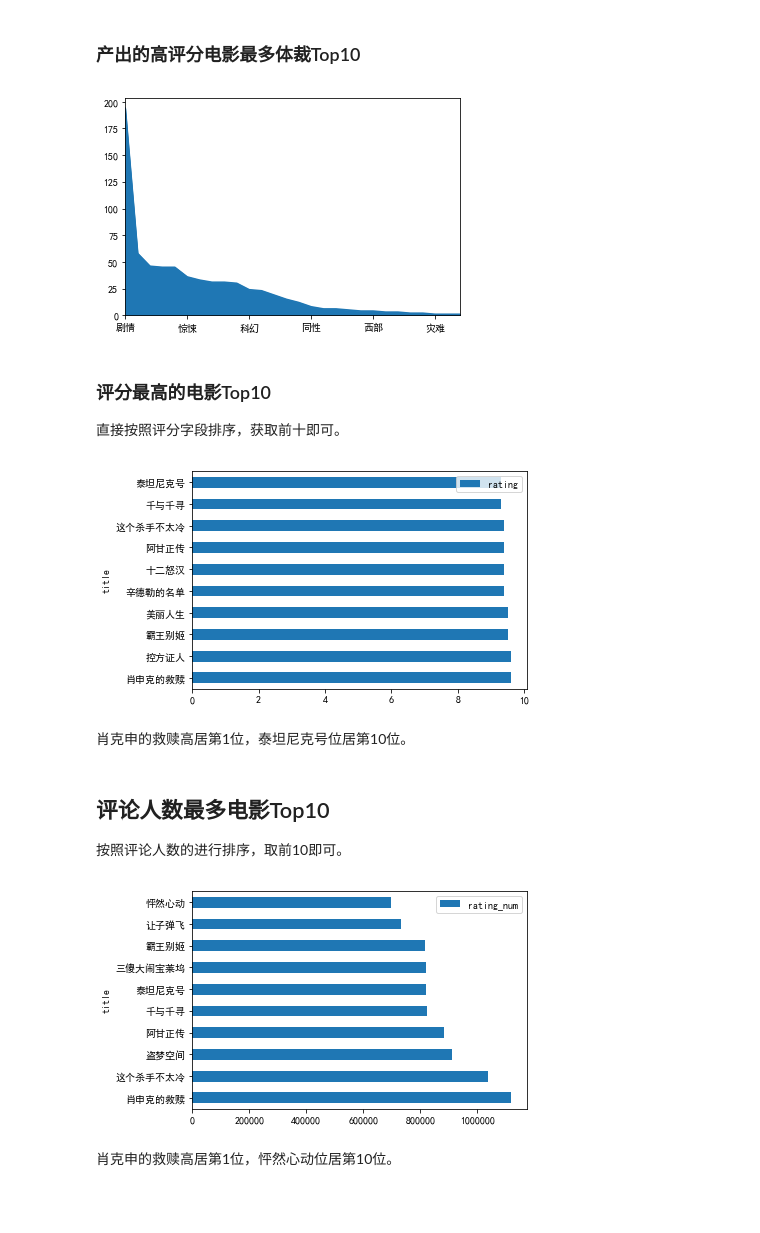
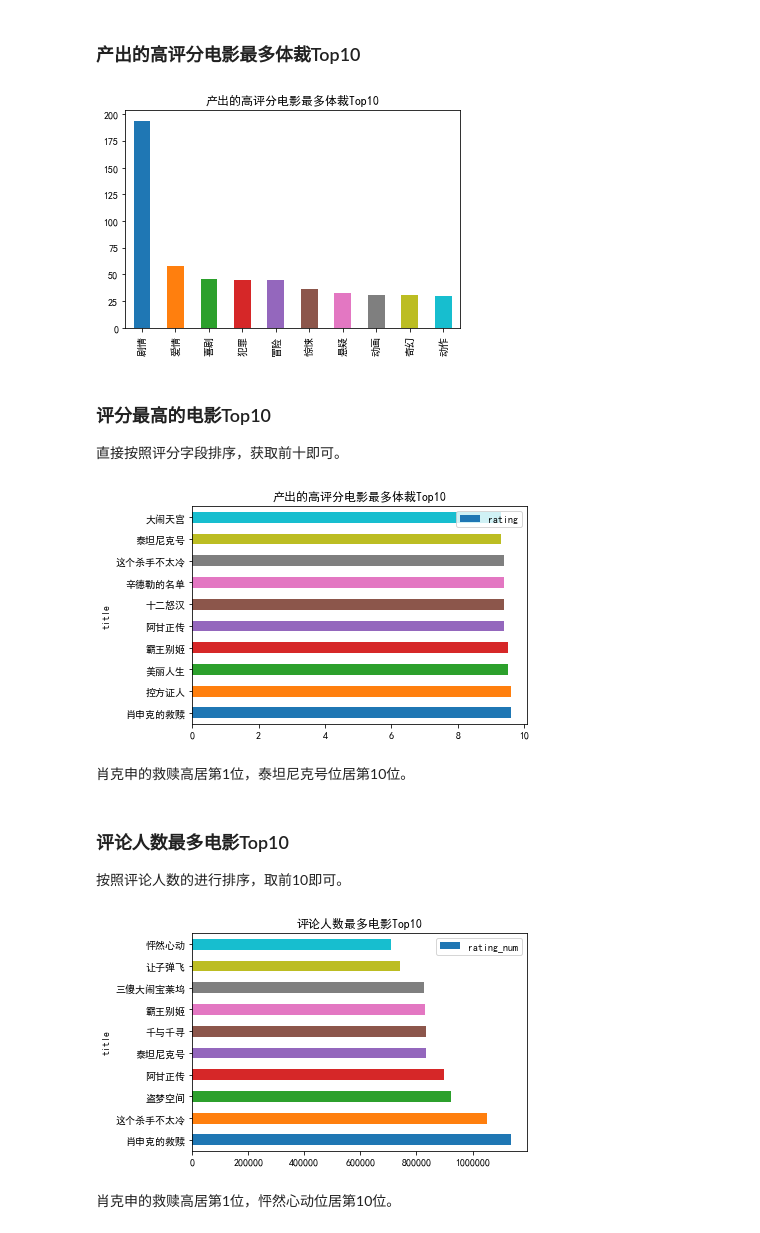
Before and after one commit to zhangyangit/pandas_practice, a Jupyter notebook: notebook/06-豆瓣电影Top250到底长什么样子呢.ipynb, the cells around one changed output. Cells and saved outputs as stored; diff of their text form; code cells hidden in the pictures; blank space fills up the shorter version.

```diff
--- a/notebook/06-豆瓣电影Top250到底长什么样子呢.ipynb
+++ b/notebook/06-豆瓣电影Top250到底长什么样子呢.ipynb
@@ -162,40 +169,42 @@ place_count_series2.plot.pie(figsize=(5, 5), autopct="%.2f");
 # %%
 genre = []
 for i in df.genre.str.split(" ").values:
     for j in i:
         genre.append(j)
 # 求出不同体裁的次数
 genre_count = Counter(genre)
 # 对结果进行排序
 genre_count = sorted(genre_count.items(), key=lambda item: item[-1], reverse=True)
 # 将结果进行组装
 genre_count = list(zip(*genre_count))
 # 构建 Series
 genre_count_series = pd.Series(data=genre_count[1], index=genre_count[0])
 
-genre_count_series.plot.area();
+plt.title("产出的高评分电影最多体裁Top10")
+genre_count_series[:10].plot.bar();
 # %% [output]
-[figure, old version]
+[figure, new version]
 # %% [markdown]
 ### 评分最高的电影Top10
 
 直接按照评分字段排序，获取前十即可。
 # %%
 rating_top10 = df.sort_values(by="rating", ascending=False)[:10]
-rating_top10.plot.barh(x="title", y="rating");
+
+d = rating_top10.plot.barh(x="title", y="rating", title="产出的高评分电影最多体裁Top10");
 # %% [output]
-[figure, old version]
+[figure, new version]
 # %% [markdown]
 肖克申的救赎高居第1位，泰坦尼克号位居第10位。
 # %% [markdown]
-## 评论人数最多电影Top10
+### 评论人数最多电影Top10
 
 按照评论人数的进行排序，取前10即可。
 # %%
 rating_num_top10 = df.sort_values(by="rating_num", ascending=False)[:10]
-rating_num_top10.plot.barh(x="title", y="rating_num");
+rating_num_top10.plot.barh(x="title", y="rating_num", title="评论人数最多电影Top10");
 # %% [output]
-[figure, old version]
+[figure, new version]
 # %% [markdown]
 肖克申的救赎高居第1位，怦然心动位居第10位。
 # %% [markdown]
```
Also changed, not shown: parts of 7 cells of this notebook, 1 other file.
